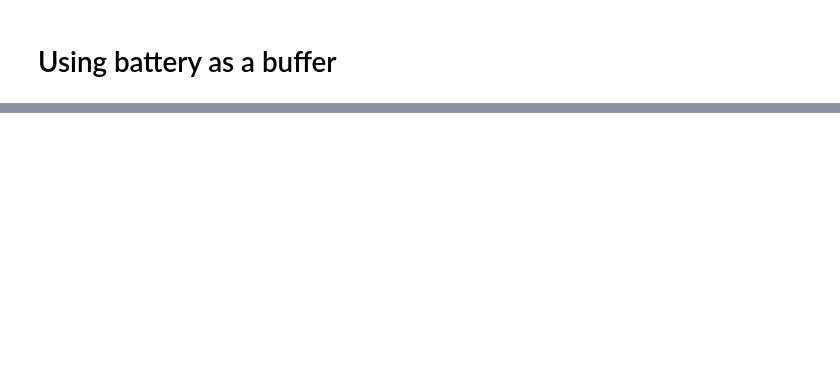
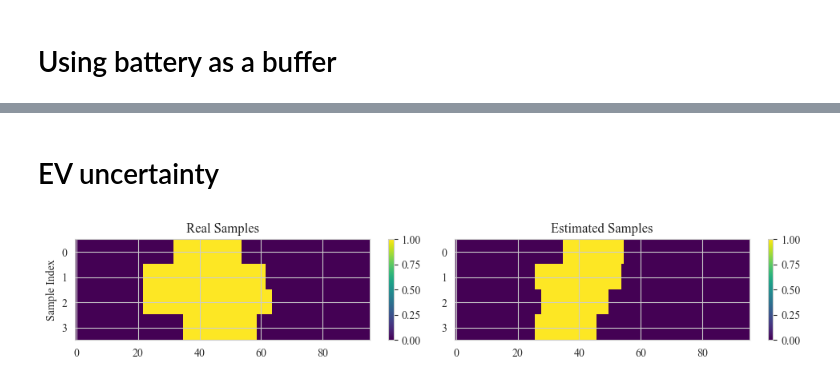
Before and after one commit to ES-Lab/ES-MDN-MPC, a Jupyter notebook: GMM_MPC.ipynb, the cells around one changed output, grey strips where cells are left out. Saved outputs shown, nothing was run; the diff lists cells and outputs as text; code cells hidden in the pictures; blank space fills up the shorter version.

```diff
--- a/GMM_MPC.ipynb
+++ b/GMM_MPC.ipynb
@@ -2698,0 +2691,71 @@ plt.show()
+# %% [markdown]
+# EV uncertainty
+# %%
+import numpy as np
+import matplotlib.pyplot as plt
+
+def get_filtered_samples(mdn1, mdn2, mdn3, n_samples=5000, n_return=4):
+    samples = sample_autoregressive(mdn1, mdn2, mdn3, n_samples=n_samples)
+    arrival_samples = samples[:, 0]
+    duration_samples = samples[:, 1]
+    energy_samples = samples[:, 2]
+
+    # Filter the samples
+    mask = (arrival_samples >= 0) & (duration_samples >= 5) & (energy_samples >= 0)
+    filtered_arrivals = arrival_samples[mask][:n_return]
+    filtered_durations = duration_samples[mask][:n_return]
+    filtered_energies = energy_samples[mask][:n_return]
+
+    return filtered_arrivals, filtered_durations, filtered_energies/4
+
+def compute_availability(arrival_times, durations, n_slots=96):
+    n_samples = len(arrival_times)
+    # Convert hours to 15-minute slots (vectorized)
+    arrival_slots = np.clip((arrival_times * 4).astype(int), 0, n_slots - 1)
+    duration_slots = (durations * 4).astype(int)
+    departure_slots = arrival_slots + duration_slots
+    # Create time slot indices for broadcasting
+    slot_indices = np.arange(n_slots)  # Shape: (n_slots,)
+    start_mask = slot_indices >= arrival_slots[:, None]  # (n_samples, n_slots)
+    # Handle normal case (departure within day) and wrap-around case
+    normal_case = departure_slots <= n_slots
+    end_mask_normal = slot_indices < departure_slots[:, None]  # (n_samples, n_slots)
+    end_mask_wraparound = slot_indices < (departure_slots % n_slots)[:, None]  # (n_samples, n_slots)
+    # Create availability matrix
+    availability_matrix = np.zeros((n_samples, n_slots), dtype=int)
+    # Normal case: within same day
+    normal_mask = normal_case[:, None]  # (n_samples, 1)
+    availability_matrix = np.where(
+        normal_mask,
+        start_mask & end_mask_normal,
+        start_mask | end_mask_wraparound  # Wrap-around case
+    )
+    return availability_matrix.astype(int)
+
+# Sample once for real
+real_arrivals, real_durations, real_energies = get_filtered_samples(mdn1, mdn2, mdn3)
+
+# Sample once for estimate
+est_arrivals, est_durations, est_energies = get_filtered_samples(mdn1, mdn2, mdn3)
+
+real_availability_matrix = compute_availability(real_arrivals, real_durations)
+est_availability_matrix = compute_availability(est_arrivals, est_durations)
+
+# Plotting with imshow
+fig, axs = plt.subplots(1, 2, figsize=(10, 2))
+
+im0 = axs[0].imshow(real_availability_matrix, aspect='auto', cmap='viridis')
+axs[0].set_title("Real Samples")
+axs[0].set_yticks(range(4))
+axs[0].set_ylabel("Sample Index")
+plt.colorbar(im0, ax=axs[0])
+
+im1 = axs[1].imshow(est_availability_matrix, aspect='auto', cmap='viridis')
+axs[1].set_title("Estimated Samples")
+axs[1].set_yticks(range(4))
+plt.colorbar(im1, ax=axs[1])
+
+plt.tight_layout()
+plt.show()
+# %% [output]
+[figure, added]
```
Also changed, not shown: parts of 65 cells of this notebook.
